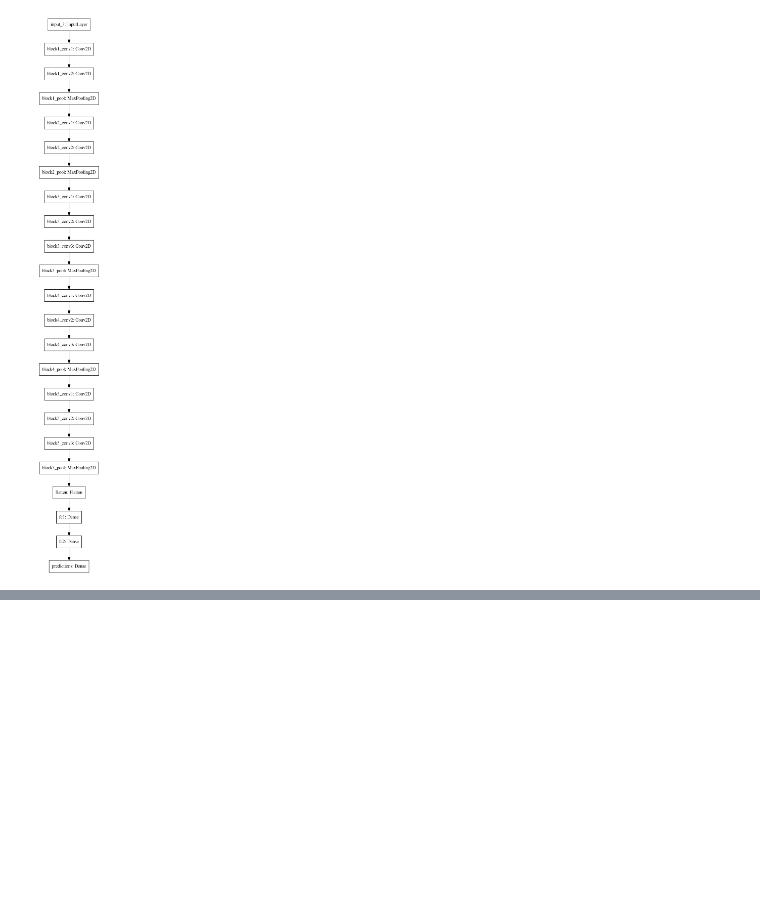
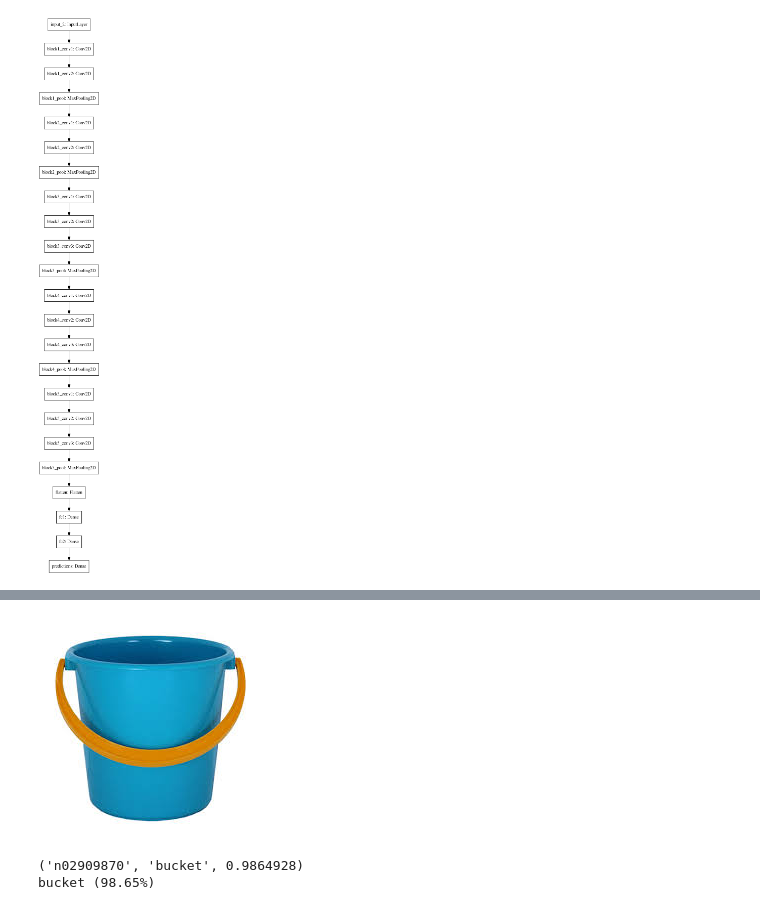
Before and after one commit to Rahul1582/Deep-Learning-Projects, a Jupyter notebook: Image Classification using VGG16 Model.ipynb, the cells around one changed output, grey strips where cells are left out. Saved outputs shown, nothing was run; the diff lists cells and outputs as text; code cells hidden in the pictures; blank space fills up the shorter version.

```diff
--- a/Image Classification using VGG16 Model.ipynb
+++ b/Image Classification using VGG16 Model.ipynb
@@ -77,0 +93,4 @@ Eskimo_dog (29.71%)
+# %%
+Image("/kaggle/input/bucket1/download.jpg")
+# %% [output]
+[figure, added]
@@ -77,0 +109,13 @@ Eskimo_dog (29.71%)
+# %%
+from keras.applications.vgg16 import decode_predictions
+
+label = decode_predictions(yhat)
+
+label = label[0][0]
+# print the classification
+
+print(label)
+print('%s (%.2f%%)' % (label[1], label[2]*100))
+# %% [output]
+('n02909870', 'bucket', 0.9864928)
+bucket (98.65%)
```
Also changed, not shown: parts of 23 cells of this notebook, 1 other file.
